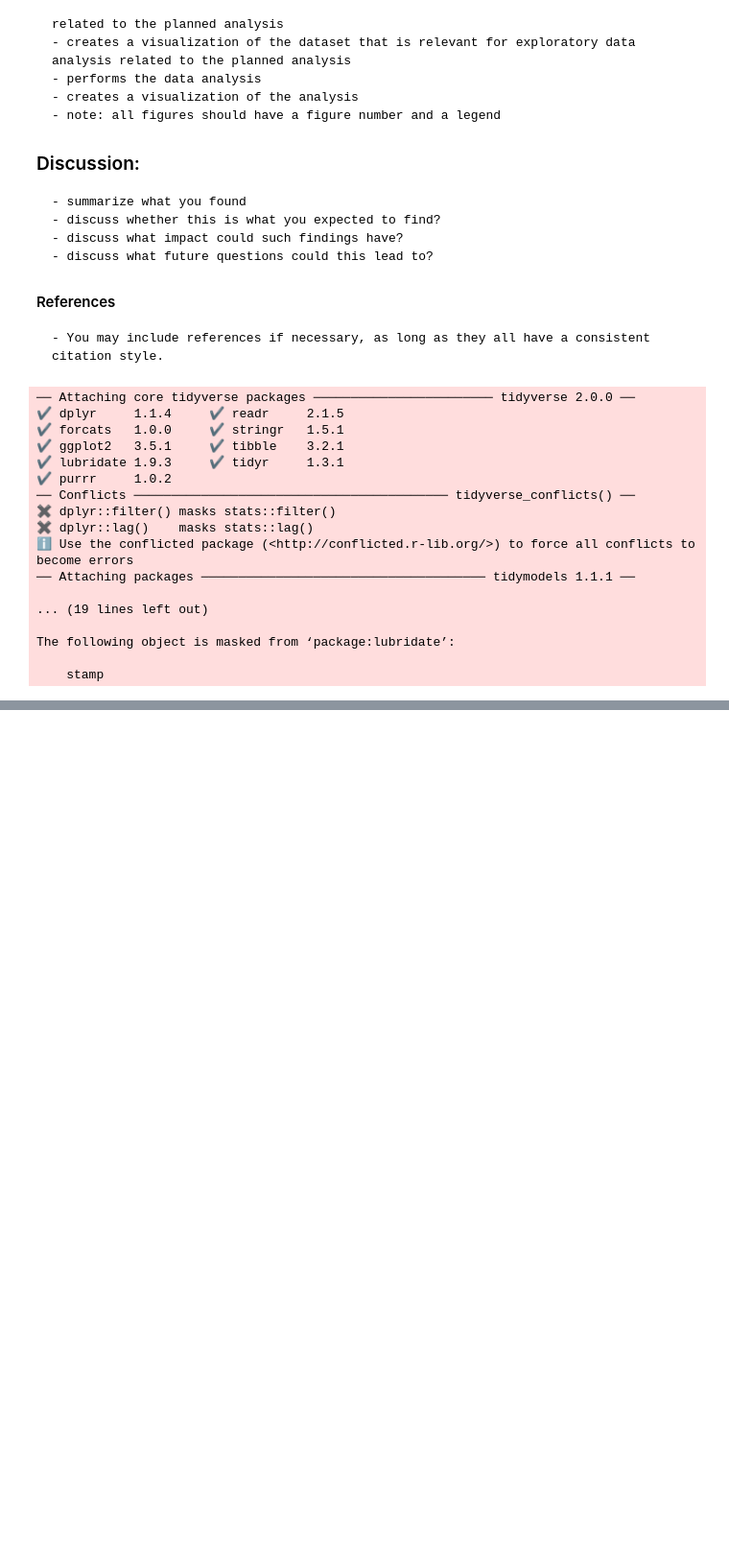
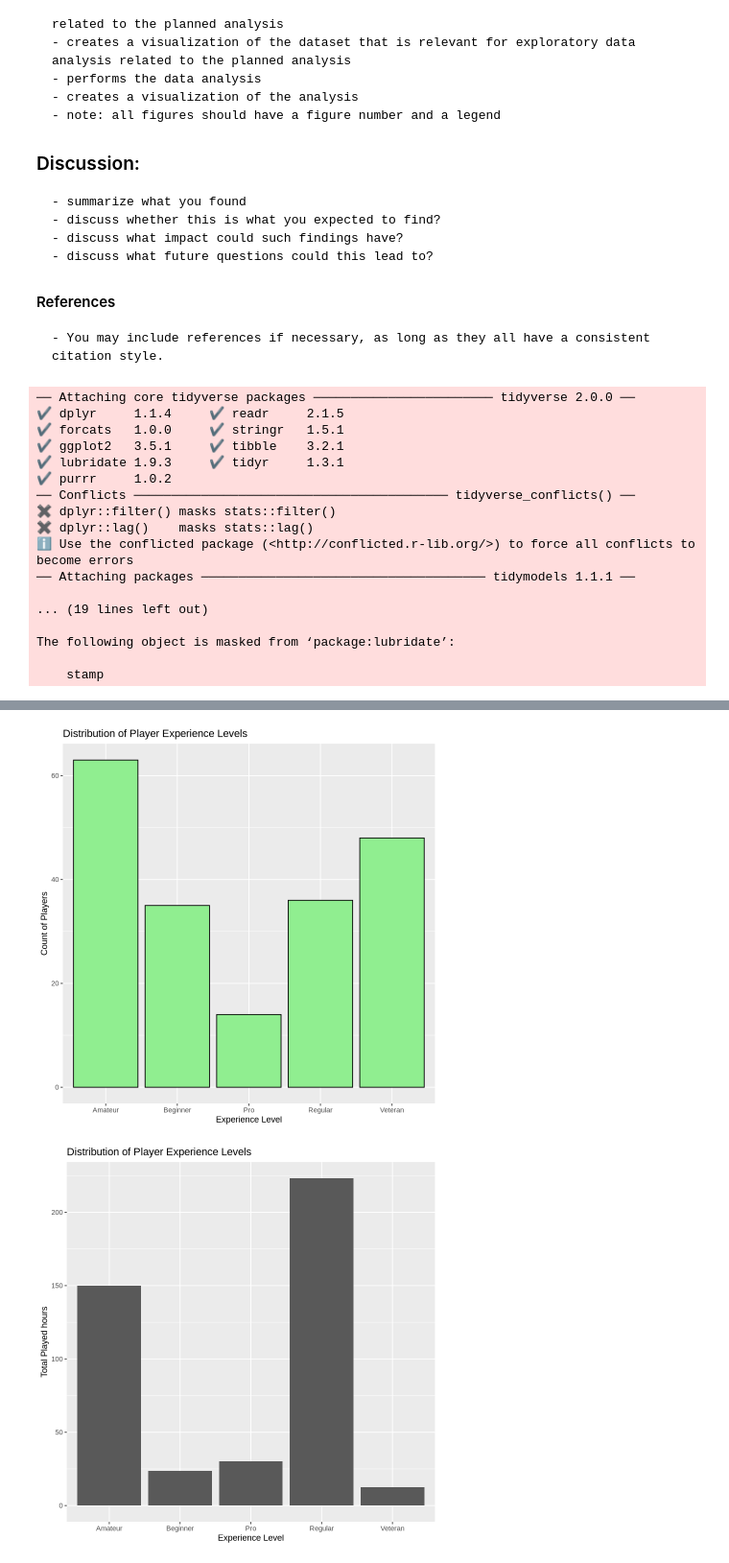
Before and after one commit to xlaure/Plaicraft_Project, a Jupyter notebook: project_final_report.ipynb, the cells around one changed output, grey strips where cells are left out. Shown: that part at 96% size. Saved outputs shown, nothing was run; the diff lists cells and outputs as text; code cells hidden in the pictures; blank space fills up the shorter version.

Commit message:
Plots

```diff
--- a/project_final_report.ipynb
+++ b/project_final_report.ipynb
@@ -163,0 +175,33 @@ testing1 <- testing(split1)
+# %%
+# Played hours vs. Experience
+plot1 <- ggplot(set3, aes(x = experience)) +
+  geom_bar(fill = "lightgreen", color = "black") +
+  labs(
+    title = "Distribution of Player Experience Levels",
+    x = "Experience Level",
+    y = "Count of Players"
+  )
+
+plot2 <- ggplot(set3, aes(x = experience, y = played_hours)) +
+  geom_bar(stat = 'identity', position = "dodge") +
+  labs(
+    title = "Distribution of Player Experience Levels",
+    x = "Experience Level",
+    y = "Total Played hours"
+  )
+set4 <- set3|>
+    filter(played_hours < 2)
+plot3 <- ggplot(set4, aes(x = experience, y = played_hours)) +
+  geom_boxplot() +
+  labs(
+    title = "Distribution of Player Experience Levels",
+    x = "Experience Level",
+    y = "Played Hours"
+  )
+
+plot1
+plot2
+plot3
+# %% [output]
+[figure, added]
+[figure, added]
```
Also changed, not shown: parts of 2 cells of this notebook.
